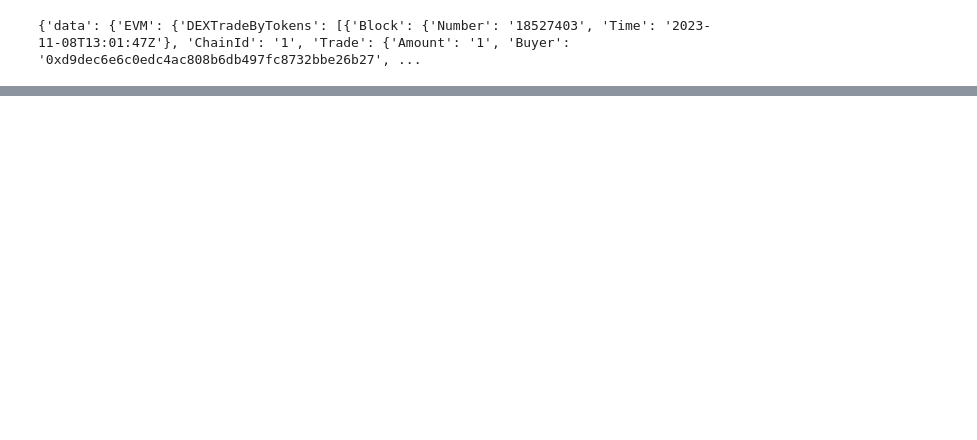
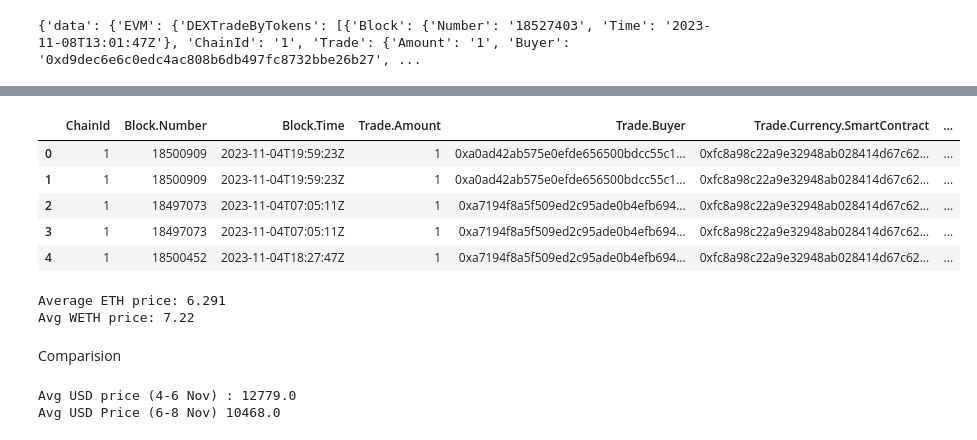
Before and after one commit to volantxs/blockchain-data-visualization, a Jupyter notebook: blockchain_data_driven_marketing.ipynb, the cells around one changed output, grey strips where cells are left out. Drawn from its saved outputs; the diff is of its cells as text; code cells hidden in the pictures; blank space fills up the shorter version.

```diff
--- a/blockchain_data_driven_marketing.ipynb
+++ b/blockchain_data_driven_marketing.ipynb
@@ -528,0 +493,11 @@ Average Top Price for SOC during 1-6 November
+# %%
+conn = http.client.HTTPSConnection("streaming.bitquery.io")
+payload6 = json.dumps({
+   "query": "query ($network: evm_network) {\n  EVM(network: $network, dataset: combined) {\n    DEXTradeByTokens(\n      orderBy: {descendingByField: \"Trade_Price\"}\n      limit: {}\n      where: {Trade: {Currency: {SmartContract: {is: \"0xFC8a98C22A9E32948aB028414d67C62c49B16864\"}}}, Block: {Date: {since: \"2023-11-4\", till: \"2023-11-6\"}}}\n    ) {\n      ChainId\n      Block {\n        Number\n        Time\n      }\n      Trade {\n        Seller\n        Buyer\n        Amount\n        Currency {\n          SmartContract\n          Symbol\n        }\n        Price\n        Side {\n          Amount\n          Currency {\n            SmartContract\n            Symbol\n          }\n        }\n      }\n      Transaction {\n        Hash\n      }\n    }\n  }\n}\n",
+   "variables": "{\"network\":\"eth\",\"limit\":10,\"offset\":0,\"token\":\"0xFC8a98C22A9E32948aB028414d67C62c49B16864\"}"
+})
+conn.request("POST", "/graphql", payload6, headers)
+res = conn.getresponse()
+data = res.read()
+response  = json.loads(data.decode("utf-8"))
+print(response)
@@ -528,0 +506,4 @@ Average Top Price for SOC during 1-6 November
+# %%
+price_soc_1nov_6nov = response['data']['EVM']['DEXTradeByTokens']
+price_soc_1nov_6nov = pd.json_normalize(price_soc_1nov_6nov)
+price_soc_1nov_6nov.info()
@@ -528,0 +531,9 @@ Average Top Price for SOC during 1-6 November
+# %%
+price_soc_1nov_6nov.head(5)
+# %% [output]
+|  | ChainId | Block.Number | Block.Time | Trade.Amount | Trade.Buyer | Trade.Currency.SmartContract | ... |
+| 0 | 1 | 18500909 | 2023-11-04T19:59:23Z | 1 | 0xa0ad42ab575e0efde656500bdcc55c1... | 0xfc8a98c22a9e32948ab028414d67c62... | ... |
+| 1 | 1 | 18500909 | 2023-11-04T19:59:23Z | 1 | 0xa0ad42ab575e0efde656500bdcc55c1... | 0xfc8a98c22a9e32948ab028414d67c62... | ... |
+| 2 | 1 | 18497073 | 2023-11-04T07:05:11Z | 1 | 0xa7194f8a5f509ed2c95ade0b4efb694... | 0xfc8a98c22a9e32948ab028414d67c62... | ... |
+| 3 | 1 | 18497073 | 2023-11-04T07:05:11Z | 1 | 0xa7194f8a5f509ed2c95ade0b4efb694... | 0xfc8a98c22a9e32948ab028414d67c62... | ... |
+| 4 | 1 | 18500452 | 2023-11-04T18:27:47Z | 1 | 0xa7194f8a5f509ed2c95ade0b4efb694... | 0xfc8a98c22a9e32948ab028414d67c62... | ... |
@@ -528,0 +543,20 @@ Average Top Price for SOC during 1-6 November
+# %%
+ETH_avg_1_6 = ETH_price_soc_1nov_6nov['Trade.Price'].mean()
+WETH_avg_1_6 = WETH_price_soc_1nov_6nov['Trade.Price'].mean()
+print("Average ETH price: " + str(round(ETH_avg_1_6, 3)) + "\nAvg WETH price: " + str(round(WETH_avg_1_6, 3)))
+# %% [output]
+Average ETH price: 6.291
+Avg WETH price: 7.22
+# %% [markdown]
+Comparision
+# %%
+ETH_1_6_USD = round(ETH_avg_1_6* 1883.02)
+WETH_1_6_USD = round(WETH_avg_1_6*1899.31)
+ETH_6_12_USD = round(ETH_avg_6_12* 1882.08	)
+WETH_6_12_USD = round(WETH_avg_6_12*1891.51)
+USD_4_6 = (ETH_1_6_USD + WETH_1_6_USD)/2
+USD_6_8 = (ETH_6_12_USD + WETH_6_12_USD)/2
+print("Avg USD price (4-6 Nov) : " + str(USD_4_6) + "\nAvg USD Price (6-8 Nov) " + str(USD_6_8))
+# %% [output]
+Avg USD price (4-6 Nov) : 12779.0
+Avg USD Price (6-8 Nov) 10468.0
```
Also changed, not shown: parts of 10 cells of this notebook.
